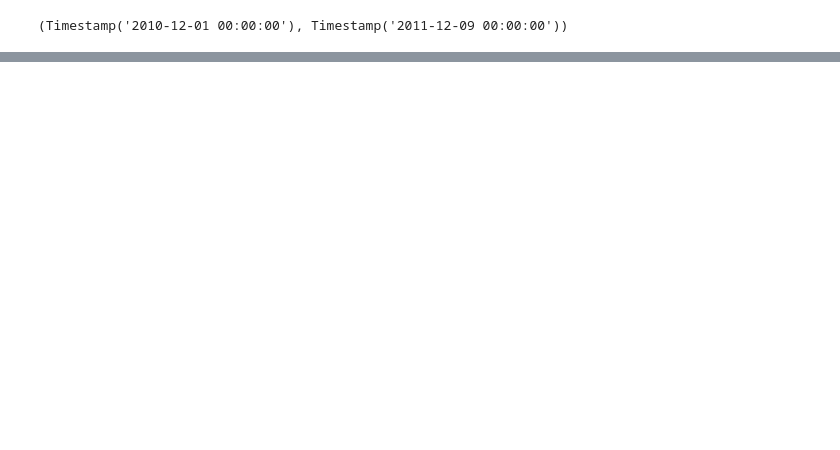
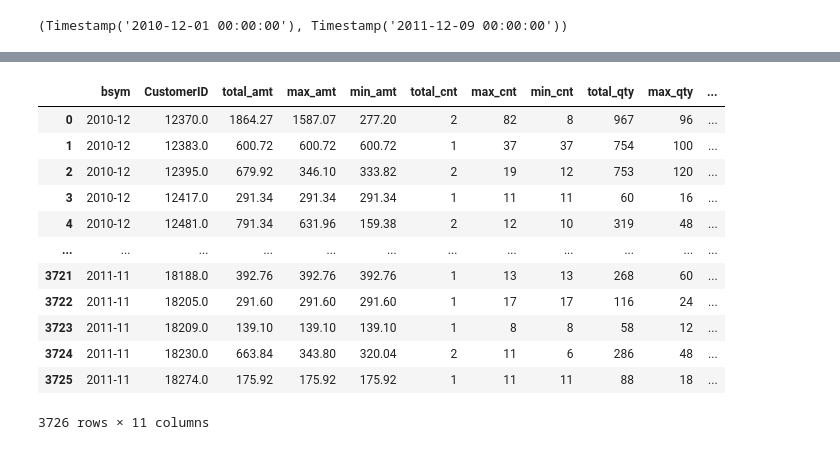
Before and after one commit to chulwonchae/2024-Summer-ML-Projects, a Jupyter notebook: Data_analytic_routine.ipynb, the cells around one changed output, grey strips where cells are left out. Cells and saved outputs as stored; diff of their text form; code cells hidden in the pictures; blank space fills up the shorter version.

```diff
--- a/Data_analytic_routine.ipynb
+++ b/Data_analytic_routine.ipynb
@@ -393,0 +1093,4 @@ df['date'].min(), df['date'].max()
+# %%
+# total_amt
+df_mart = df_origin_sample.groupby(['bsym', 'CustomerID'])['amt'].agg(total_amt=('sum')).reset_index()
+df_mart
@@ -393,0 +1111,5 @@ df['date'].min(), df['date'].max()
+# %%
+# max_amt, min_amt
+# pd.DataFrame(df_origin_sample.groupby(['bsym', 'CustomerID', 'InvoiceNo'])['amt'].agg(amt = ('sum')).reset_index()).groupby(['bsym', 'CustomerID'])['amt'].agg(max_amt = ('max')).reset_index()
+df_mart[['max_amt', 'min_amt']] = pd.DataFrame(df_origin_sample.groupby(['bsym', 'CustomerID', 'InvoiceNo'])['amt'].agg(amt = ('sum')).reset_index()).groupby(['bsym', 'CustomerID'])['amt'].agg(max_amt = ('max'), min_amt = ('min')).reset_index()[['max_amt', 'min_amt']]
+df_mart
@@ -393,0 +1130,4 @@ df['date'].min(), df['date'].max()
+# %%
+#total_cnt
+df_mart['total_cnt'] = pd.DataFrame(df_origin_sample.groupby(['bsym', 'CustomerID'])['InvoiceNo'].agg(total_cnt = ('nunique'))).reset_index()['total_cnt']
+df_mart
@@ -393,0 +1148,4 @@ df['date'].min(), df['date'].max()
+# %%
+# max_cnt, min_cnt
+df_mart[['max_cnt', 'min_cnt']] = pd.DataFrame(df_origin_sample.groupby(['bsym', 'CustomerID', 'InvoiceNo'])['StockCode'].agg(stock_cnt = 'nunique').reset_index()).groupby(['bsym', 'CustomerID'])['stock_cnt'].agg(max_cnt = ('max'), min_cnt = ('min')).reset_index()[['max_cnt', 'min_cnt']]
+df_mart
@@ -393,0 +1166,18 @@ df['date'].min(), df['date'].max()
+# %%
+#total_qty, max_qty, min_qty
+df_mart[['total_qty', 'max_qty', 'min_qty']] = df_origin_sample.groupby(['bsym', 'CustomerID'])['Quantity'].agg(total_qty = 'sum', max_qty = 'max', min_qty = 'min').reset_index()[['total_qty', 'max_qty', 'min_qty']]
+df_mart
+# %% [output]
+|  | bsym | CustomerID | total_amt | max_amt | min_amt | total_cnt | max_cnt | min_cnt | total_qty | max_qty | ... |
+| 0 | 2010-12 | 12370.0 | 1864.27 | 1587.07 | 277.20 | 2 | 82 | 8 | 967 | 96 | ... |
+| 1 | 2010-12 | 12383.0 | 600.72 | 600.72 | 600.72 | 1 | 37 | 37 | 754 | 100 | ... |
+| 2 | 2010-12 | 12395.0 | 679.92 | 346.10 | 333.82 | 2 | 19 | 12 | 753 | 120 | ... |
+| 3 | 2010-12 | 12417.0 | 291.34 | 291.34 | 291.34 | 1 | 11 | 11 | 60 | 16 | ... |
+| 4 | 2010-12 | 12481.0 | 791.34 | 631.96 | 159.38 | 2 | 12 | 10 | 319 | 48 | ... |
+| ... | ... | ... | ... | ... | ... | ... | ... | ... | ... | ... | ... |
+| 3721 | 2011-11 | 18188.0 | 392.76 | 392.76 | 392.76 | 1 | 13 | 13 | 268 | 60 | ... |
+| 3722 | 2011-11 | 18205.0 | 291.60 | 291.60 | 291.60 | 1 | 17 | 17 | 116 | 24 | ... |
+| 3723 | 2011-11 | 18209.0 | 139.10 | 139.10 | 139.10 | 1 | 8 | 8 | 58 | 12 | ... |
+| 3724 | 2011-11 | 18230.0 | 663.84 | 343.80 | 320.04 | 2 | 11 | 6 | 286 | 48 | ... |
+| 3725 | 2011-11 | 18274.0 | 175.92 | 175.92 | 175.92 | 1 | 11 | 11 | 88 | 18 | ... |
+3726 rows × 11 columns
```
Also changed, not shown: parts of 75 cells of this notebook.
